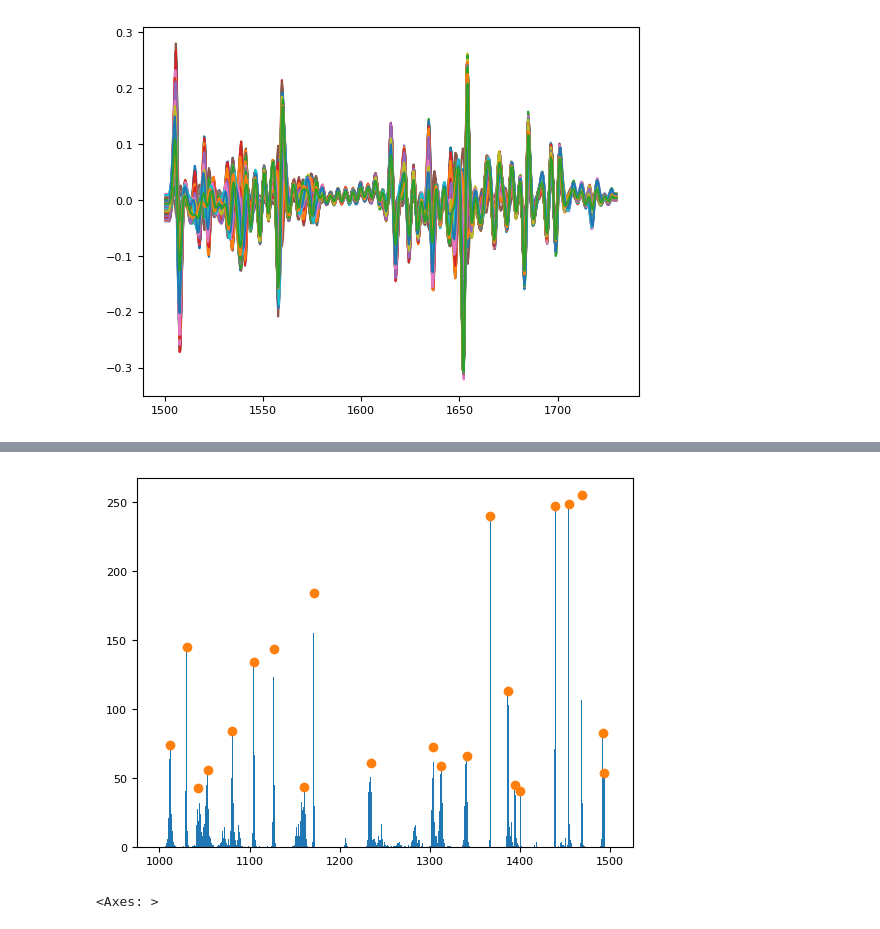
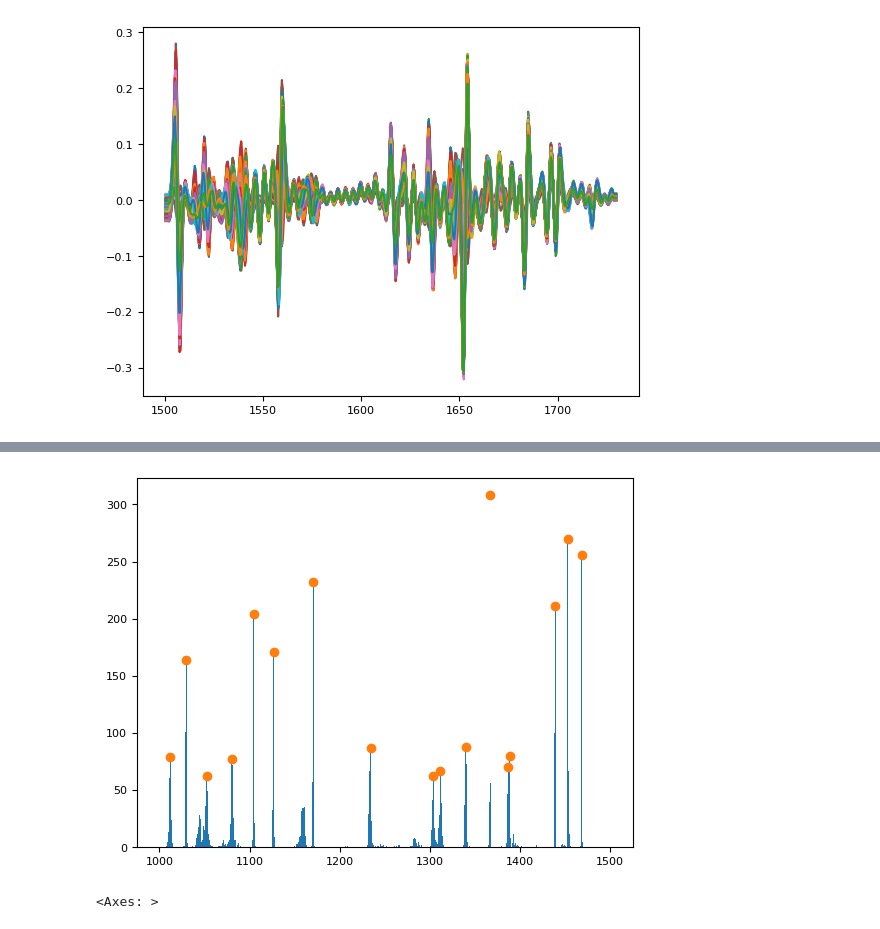
Before and after one commit to MelnychenkoM/ml_methods_hba1c, a Jupyter notebook: peaks.ipynb, the cells around one changed output, grey strips where cells are left out. Saved outputs shown, nothing was run; the diff lists cells and outputs as text; code cells hidden in the pictures.

```diff
--- a/peaks.ipynb
+++ b/peaks.ipynb
@@ -177,16 +177,16 @@ peaks_second_deriv(sample.index.to_numpy(),
 # %%
 X_1000_1500 = X.iloc[:, (X.columns >= 1000) & (X.columns <= 1500)]
 
 peaks_1000_1500 = find_peaks_matrix(X_1000_1500.columns.to_numpy(),
                 X_1000_1500,
-                window_length=25,
+                window_length=30,
                 height=0.001,
                 prominence=0.0001,
                 distance=7,
                 threshold=0.1
                 )
 # %% [output]
-[figure, old version]
+[figure, new version]
 # %%
 X_1000_1500.T.plot(legend=False)
 # %% [output]
```
Also changed, not shown: parts of 2 cells of this notebook, 2 other files.
